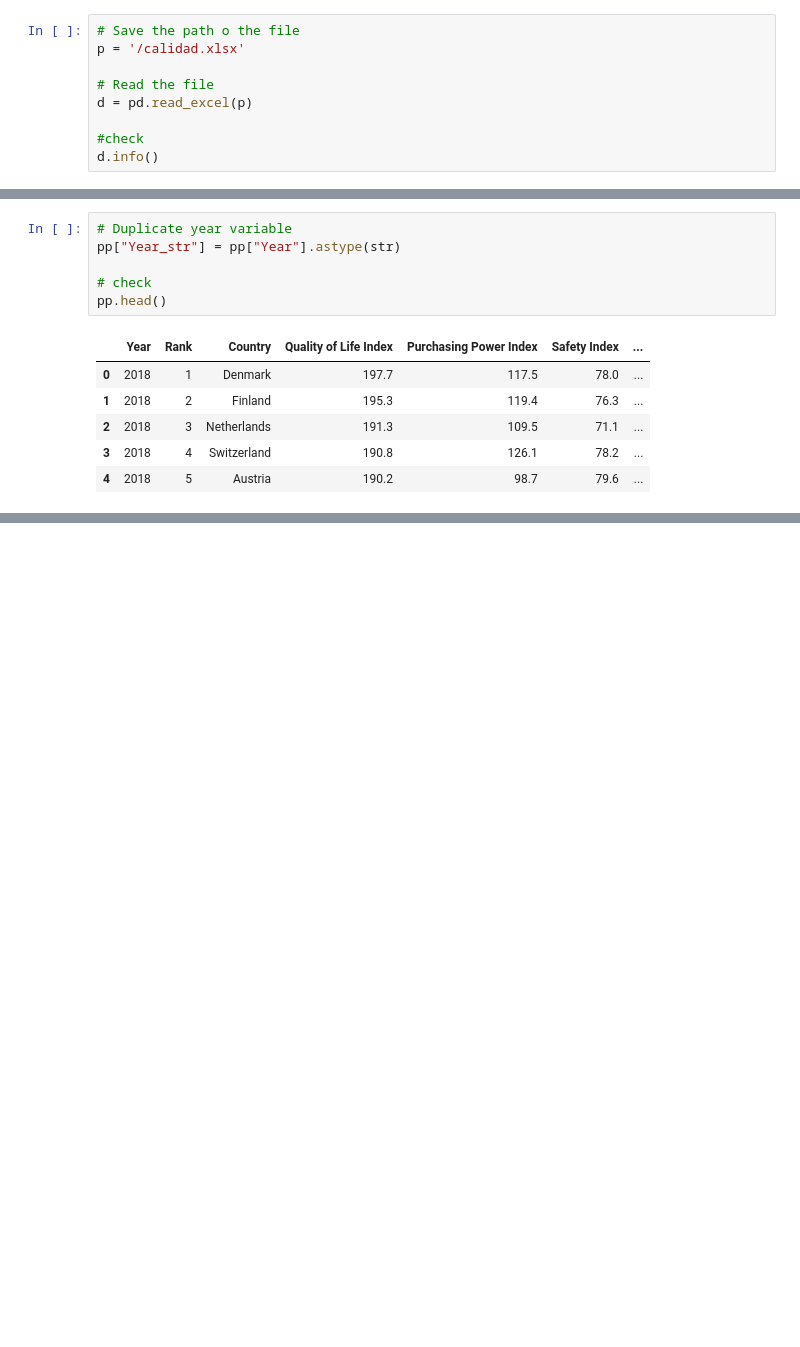
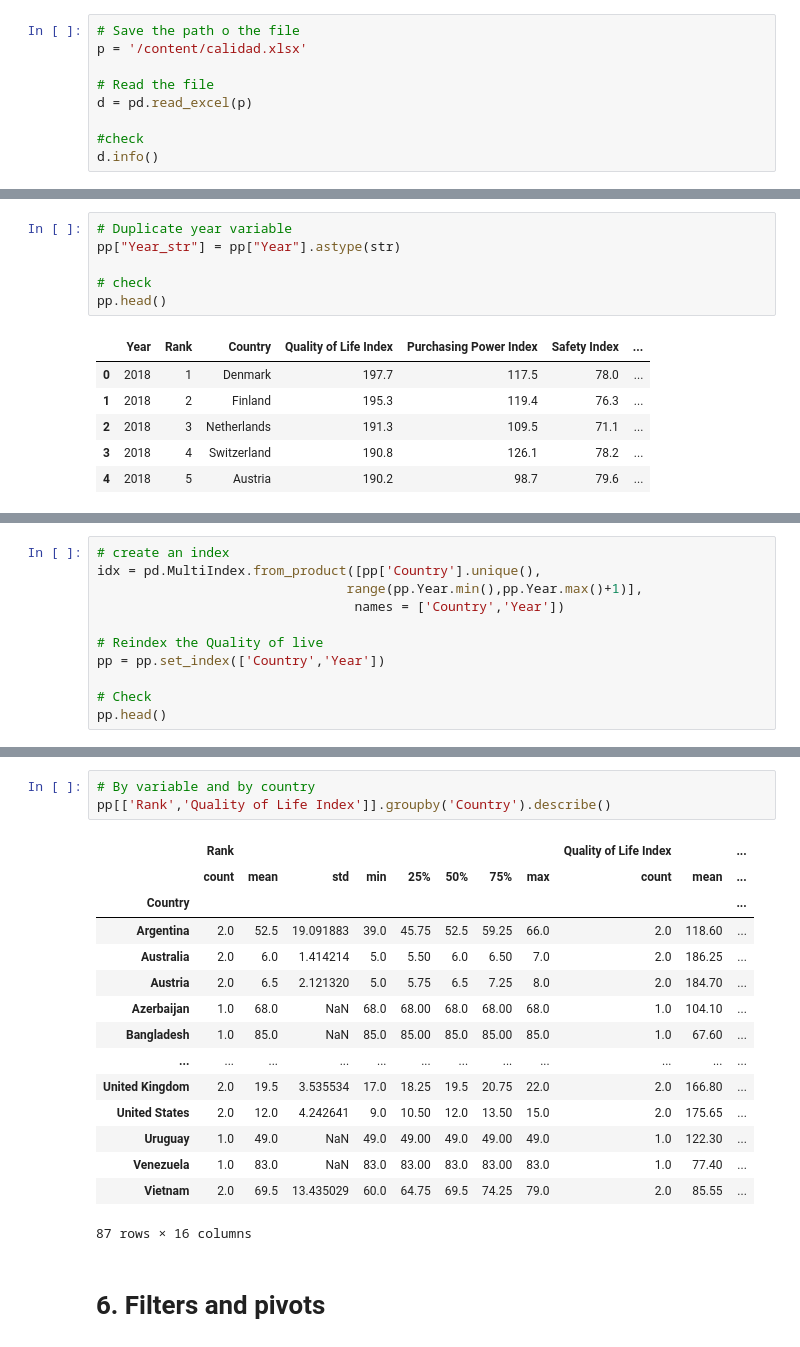
Before and after one commit to vvega7/Chanel7, a Jupyter notebook: Quality_of_life(exam_2).ipynb, the cells around one changed output, grey strips where cells are left out. Saved outputs shown, nothing was run; the diff lists cells and outputs as text; blank space fills up the shorter version.

```diff
--- a/Quality_of_life(exam_2).ipynb
+++ b/Quality_of_life(exam_2).ipynb
@@ -13,7 +14,7 @@ import pandas as pd
 #**2. Import**
 # %%
 # Save the path o the file
-p = '/calidad.xlsx'
+p = '/content/calidad.xlsx'
 
 # Read the file
 d = pd.read_excel(p)
@@ -102,0 +106,11 @@ pp.head()
+# %%
+# create an index
+idx = pd.MultiIndex.from_product([pp['Country'].unique(),
+                                range(pp.Year.min(),pp.Year.max()+1)],
+                                 names = ['Country','Year'])
+
+# Reindex the Quality of live
+pp = pp.set_index(['Country','Year'])
+
+# Check
+pp.head()
@@ -102,0 +149,21 @@ pp.head()
+# %%
+# By variable and by country
+pp[['Rank','Quality of Life Index']].groupby('Country').describe()
+# %% [output]
+|  | Rank |  |  |  |  |  |  |  | Quality of Life Index |  | ... |
+|  | count | mean | std | min | 25% | 50% | 75% | max | count | mean | ... |
+| Country |  |  |  |  |  |  |  |  |  |  | ... |
+| Argentina | 2.0 | 52.5 | 19.091883 | 39.0 | 45.75 | 52.5 | 59.25 | 66.0 | 2.0 | 118.60 | ... |
+| Australia | 2.0 | 6.0 | 1.414214 | 5.0 | 5.50 | 6.0 | 6.50 | 7.0 | 2.0 | 186.25 | ... |
+| Austria | 2.0 | 6.5 | 2.121320 | 5.0 | 5.75 | 6.5 | 7.25 | 8.0 | 2.0 | 184.70 | ... |
+| Azerbaijan | 1.0 | 68.0 | NaN | 68.0 | 68.00 | 68.0 | 68.00 | 68.0 | 1.0 | 104.10 | ... |
+| Bangladesh | 1.0 | 85.0 | NaN | 85.0 | 85.00 | 85.0 | 85.00 | 85.0 | 1.0 | 67.60 | ... |
+| ... | ... | ... | ... | ... | ... | ... | ... | ... | ... | ... | ... |
+| United Kingdom | 2.0 | 19.5 | 3.535534 | 17.0 | 18.25 | 19.5 | 20.75 | 22.0 | 2.0 | 166.80 | ... |
+| United States | 2.0 | 12.0 | 4.242641 | 9.0 | 10.50 | 12.0 | 13.50 | 15.0 | 2.0 | 175.65 | ... |
+| Uruguay | 1.0 | 49.0 | NaN | 49.0 | 49.00 | 49.0 | 49.00 | 49.0 | 1.0 | 122.30 | ... |
+| Venezuela | 1.0 | 83.0 | NaN | 83.0 | 83.00 | 83.0 | 83.00 | 83.0 | 1.0 | 77.40 | ... |
+| Vietnam | 2.0 | 69.5 | 13.435029 | 60.0 | 64.75 | 69.5 | 74.25 | 79.0 | 2.0 | 85.55 | ... |
+87 rows × 16 columns
+# %% [markdown]
+# **6. Filters and pivots**
```
Also changed, not shown: parts of 13 cells of this notebook.
